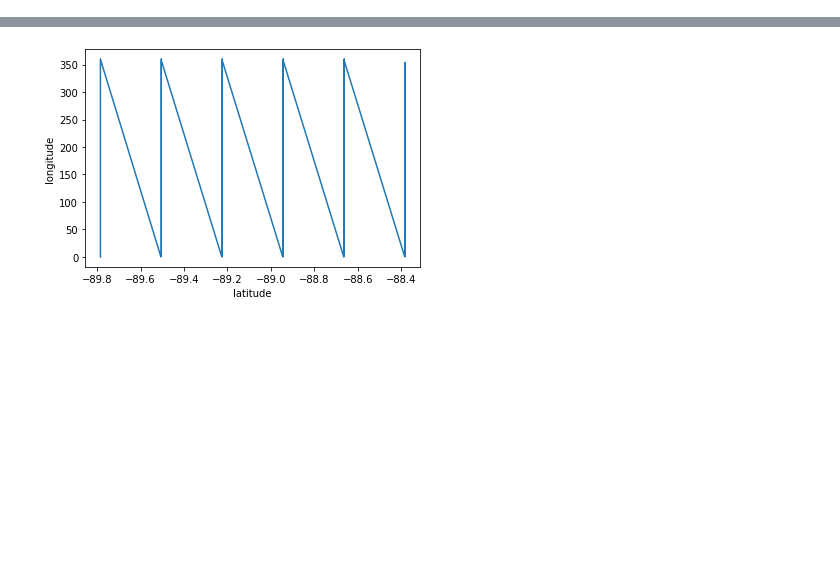
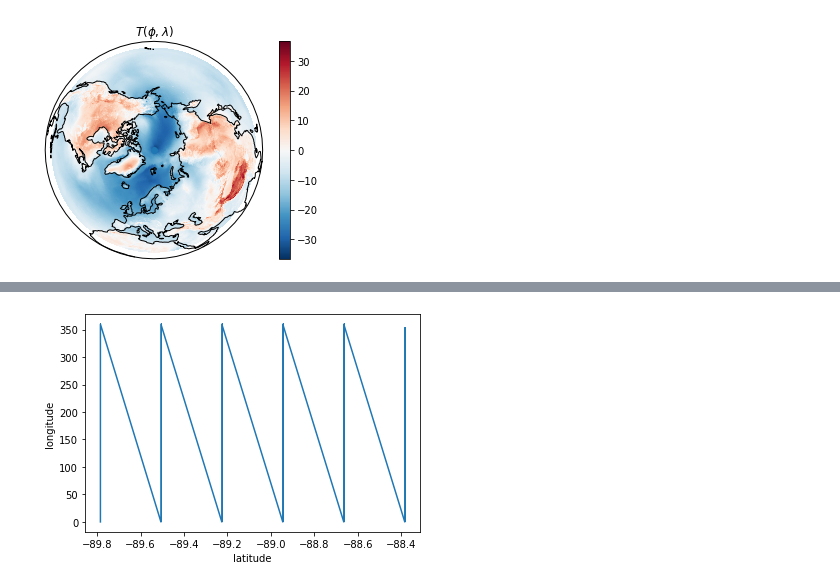
Before and after one commit to geosciences-data-practicum/reanalysis_getter, a Jupyter notebook: analysis/amandas_grid_counting.ipynb, the cells around one changed output, grey strips where cells are left out. Drawn from its saved outputs; the diff is of its cells as text; code cells hidden in the pictures; blank space fills up the shorter version.

```diff
--- a/analysis/amandas_grid_counting.ipynb
+++ b/analysis/amandas_grid_counting.ipynb
@@ -83,0 +36,11 @@ lat_cut_bools = all_weeks_df['lat']>20
+# %%
+#convert to radians because fuck degrees
+if data_array['latitude'][0] >80: #just to make sure i dont do the multiplication twice
+    data_array['latitude'] *= np.pi/180
+    data_array['longitude'] *= np.pi/180
+#make temperature bins
+Tmin = min(data_array.t2m)
+Tmax = max(data_array.t2m) #kelvin
+Tbins = range(int(Tmin),int(Tmax),5)
+weeks = range(len(data_array['time'].unique())) #should be 14 weeks, but just in case, this makes it flexible
+times = data_array.time
@@ -158,0 +114,27 @@ plt.show()
+# %%
+#plot T' on a globe
+#first convert it to an xarray
+latitude_coords = np.flip(np.arange(20.25,90.001,step=0.25))
+longitude_coords = np.arange(0,360,step=0.25)
+everest_lat = 27.9881
+everest_lon = 86.9250
+
+z = np.array(Tprime).reshape((280,1440))
+x_Tp = xr.DataArray(z,
+                   dims = ('lat','lon'),
+                   coords={'lat':latitude_coords,'lon':longitude_coords})
+#then set up the axes for a globe
+ax = plt.axes(projection=ccrs.Orthographic(20, 90))
+#coolcool now we can plot it
+ax.plot(everest_lat,everest_lon,marker='o')
+x_Tp.plot(ax=ax,
+          transform=ccrs.PlateCarree())
+#ax.set_title(r"$T'(\phi,\lambda) = T_{ref}(\phi) - T(\phi,\lambda)$")
+ax.set_title(r"$T(\phi,\lambda)$")
+ny_lon, ny_lat = -75, 43
+#ax.plot(70, 20, marker='o')
+ax.plot()
+#make it draw the pretty continents
+ax.set_global(); ax.coastlines();
+# %% [output]
+[figure, added]
```
Also changed, not shown: parts of 47 cells of this notebook.
